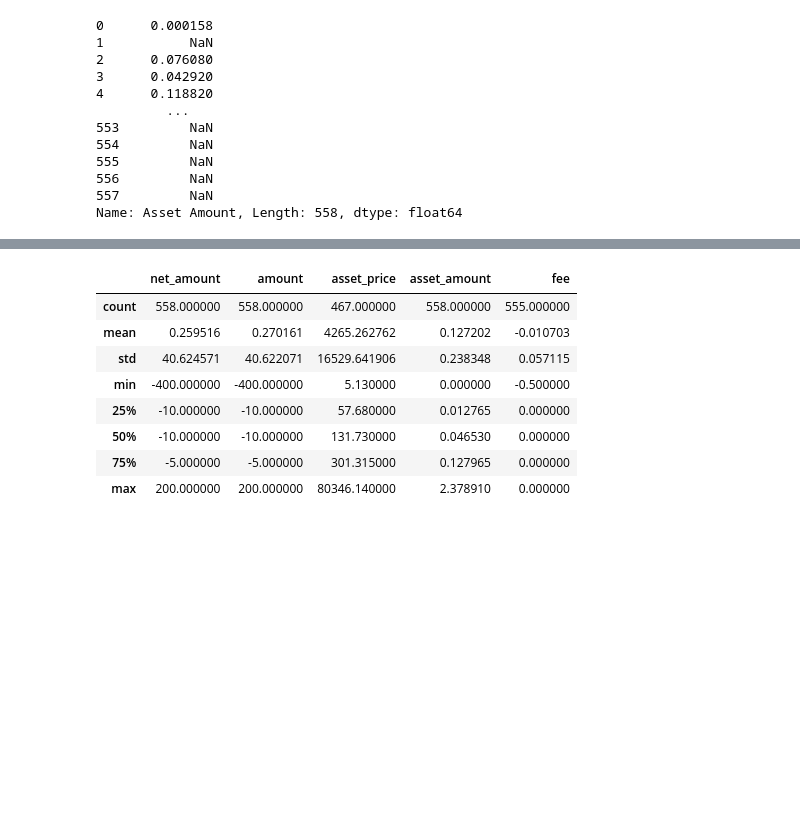
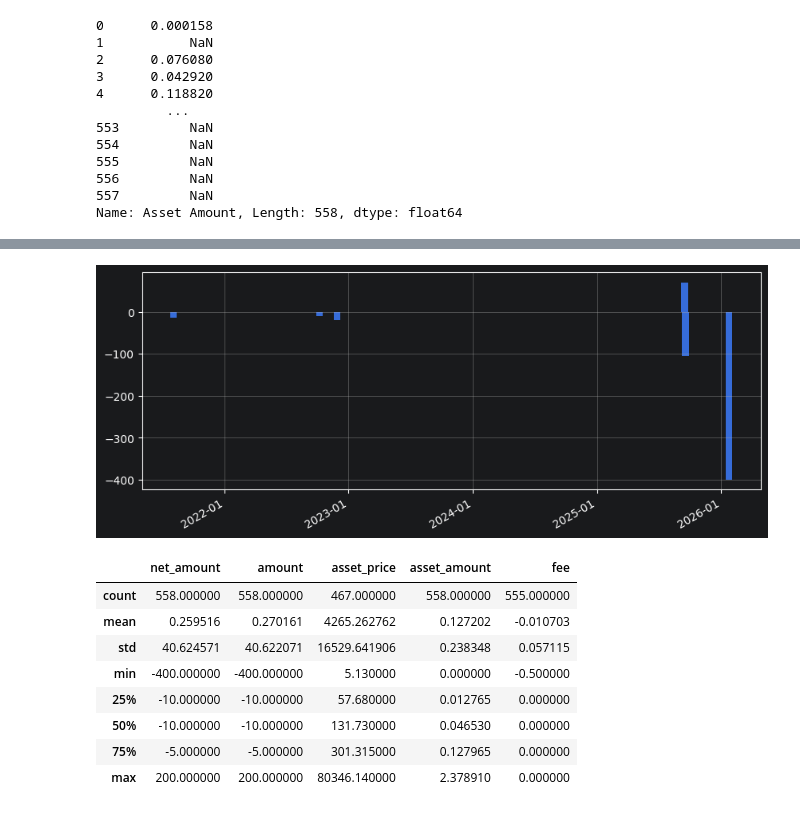
Before and after one commit to matthagy/cashapp_analysis, a Jupyter notebook: scratch0.ipynb, the cells around one changed output, grey strips where cells are left out. Drawn from its saved outputs; the diff is of its cells as text; code cells hidden in the pictures; blank space fills up the shorter version.

```diff
--- a/scratch0.ipynb
+++ b/scratch0.ipynb
@@ -117,10 +118,11 @@ data.sample(10, random_state=0xCAFE)
 | 306 | 2026-06-03 13:33:00+00:00 | -10.00 | -10.00 | 212.67 | 0.04702 | 0.0 | MS | Stock Buy | USD | ... |
 | 293 | 2026-06-03 13:54:31+00:00 | -10.00 | -10.00 | 45.68 | 0.21892 | 0.0 | BAM | Stock Buy | USD | ... |
 # %%
-(data[data['trans_type'] == 'P2P']
+p2p_data = (data[data['trans_type'] == 'P2P']
  [['date', 'amount', 'currency', 'trans_id', 'account', 'status', 'notes', 'name_trans']]
     .assign(date=lambda x: x['date'].dt.date)
 )
+p2p_data
 # %% [output]
 |  | date | amount | currency | trans_id | account | status | notes | name_trans |
 | 551 | 2026-01-25 | -400.0 | USD | #D-824GXRGG | WELLS FARGO BANK | COMPLETE | genny | Zephaniah Anderson |
@@ -129,6 +131,21 @@ data.sample(10, random_state=0xCAFE)
 | 555 | 2022-11-28 | -20.0 | USD | 7bg2rwg | Wells Fargo Bank | COMPLETE | baby gift | Mark Brown |
 | 556 | 2022-10-07 | -10.0 | USD | q3ryf2r | Wells Fargo Bank | COMPLETE | Baby gift contribution | Ilana Reeves |
 | 557 | 2021-08-04 | -15.0 | USD | b1aawxk | Wells Fargo Bank | COMPLETE | lieberman baby gift | Mark Brown |
+# %%
+fig, ax = plt.subplots(figsize=(10, 4))
+ax.bar(
+    p2p_data['date'],
+    p2p_data['amount'],
+    width=20,  # width in days
+)
+
+ax.grid(True)
+ax.xaxis.set_major_locator(mdates.YearLocator())
+ax.xaxis.set_major_formatter(mdates.DateFormatter('%Y-%m'))
+
+fig.autofmt_xdate()
+# %% [output]
+[figure, added]
 # %%
 data.describe()
 # %% [output]
```
Also changed, not shown: parts of 1 cell of this notebook.
